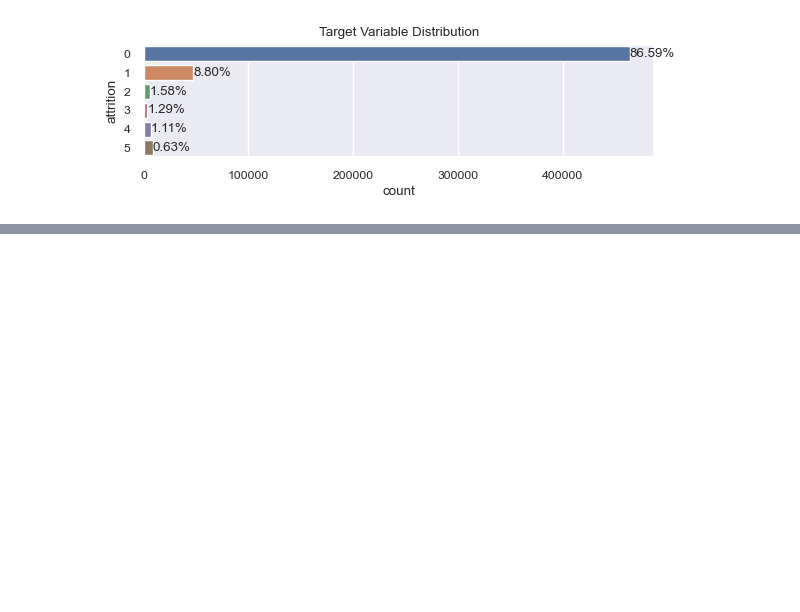
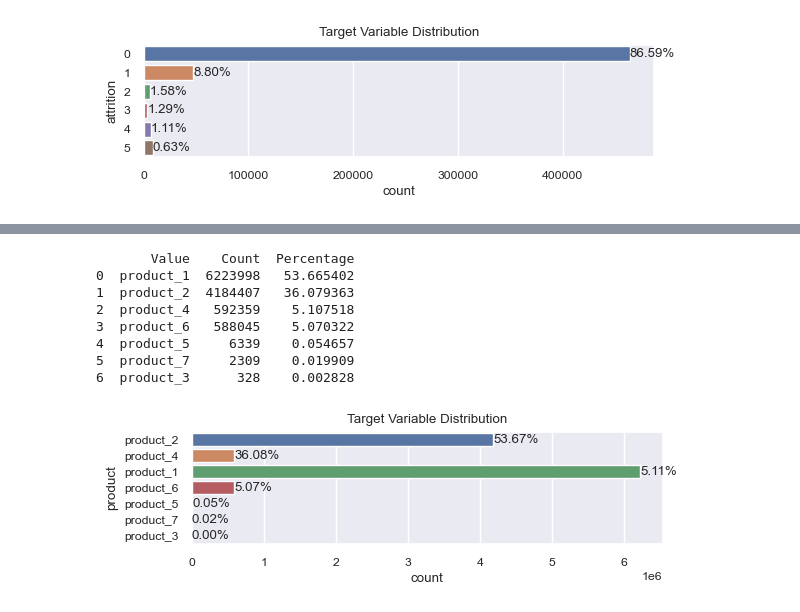
Before and after one commit to tutecode/bbva-data-challenge-2023, a Jupyter notebook: src/eda.ipynb, the cells around one changed output, grey strips where cells are left out. Cells and saved outputs as stored; diff of their text form; code cells hidden in the pictures; blank space fills up the shorter version.

```diff
--- a/src/eda.ipynb
+++ b/src/eda.ipynb
@@ -444,0 +522,12 @@ plot.plot_target_variable_distribution(universe_train, "attrition")
+# %%
+plot.plot_target_variable_distribution(balances, "product")
+# %% [output]
+       Value    Count  Percentage
+0  product_1  6223998   53.665402
+1  product_2  4184407   36.079363
+2  product_4   592359    5.107518
+3  product_6   588045    5.070322
+4  product_5     6339    0.054657
+5  product_7     2309    0.019909
+6  product_3      328    0.002828
+[figure, added]
```
Also changed, not shown: parts of 18 cells of this notebook, 1 other file.
